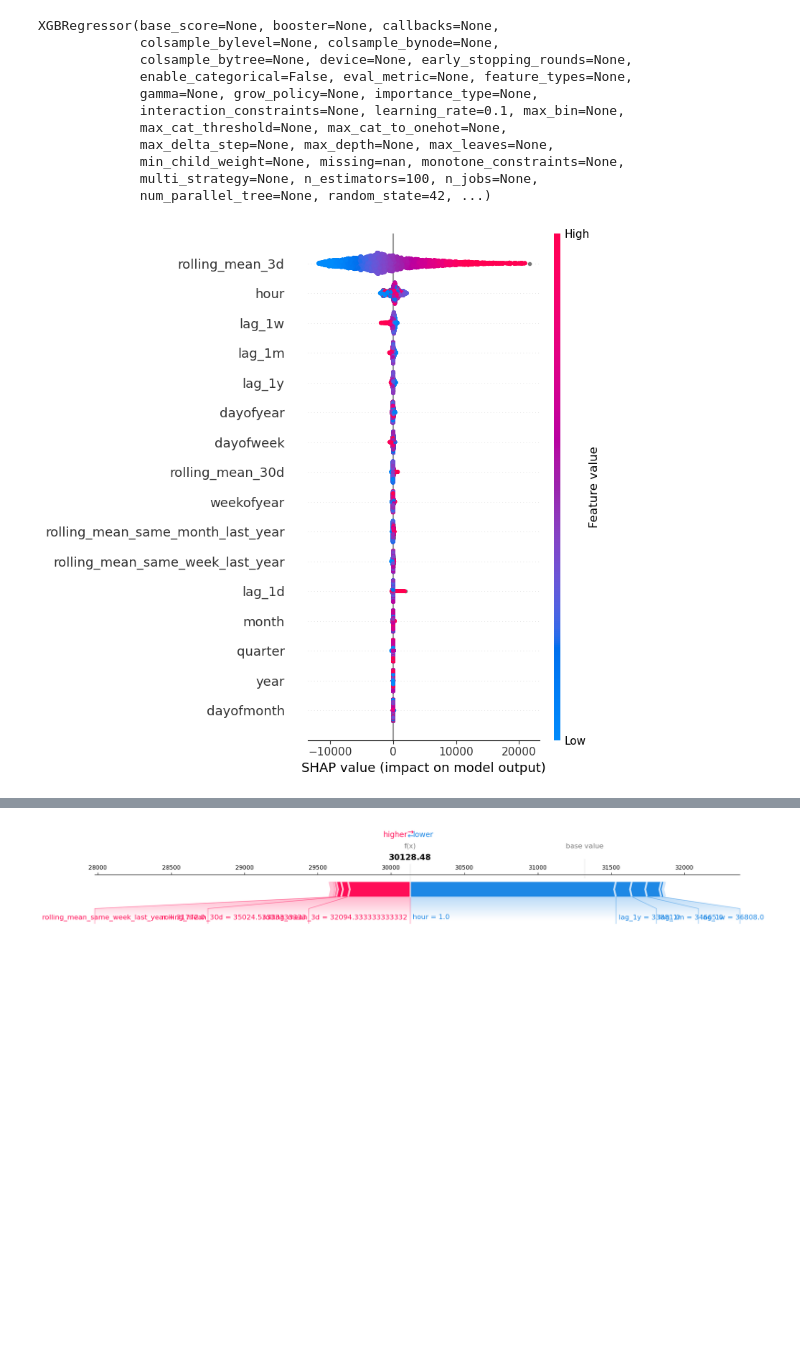
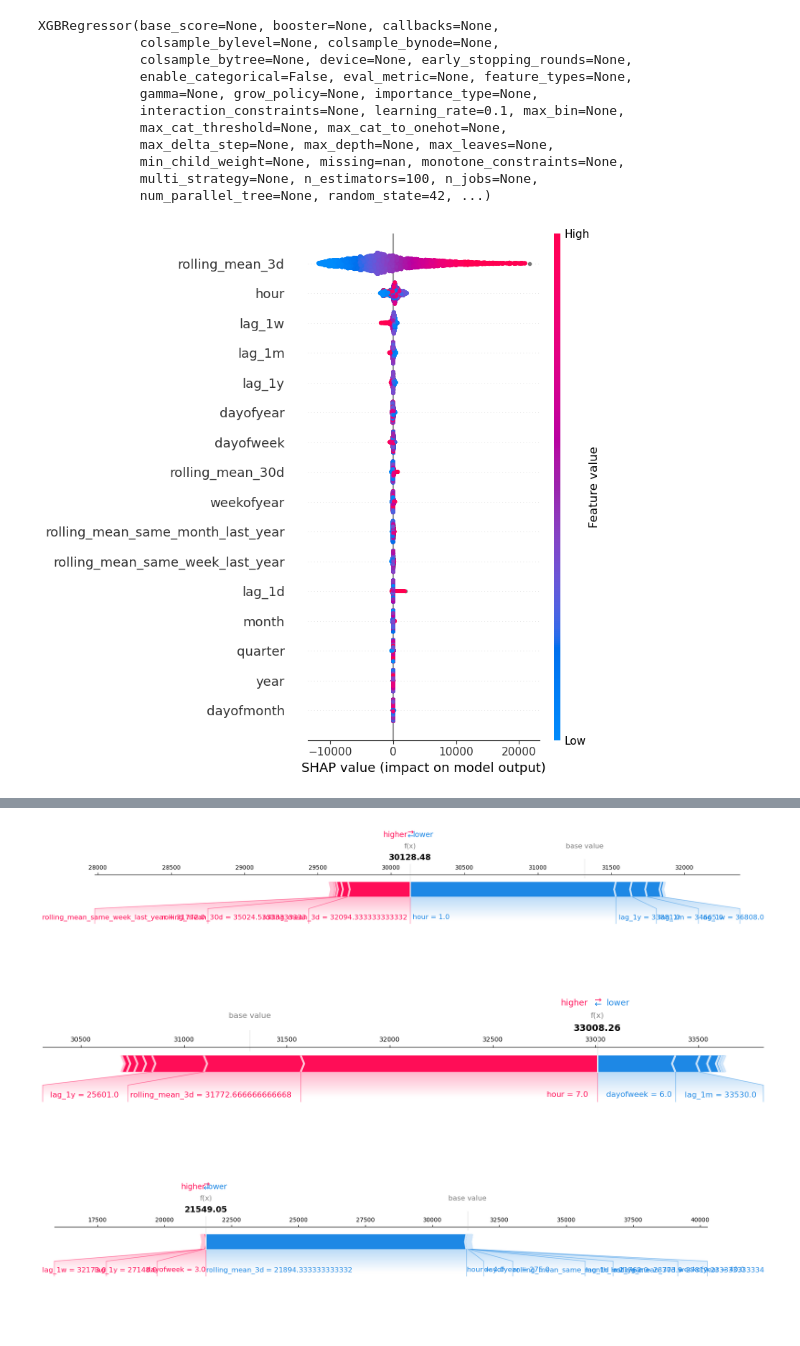
Before and after one commit to MarLaslo/DataScienceRUC, a Jupyter notebook: E13 - Explainability.ipynb, the cells around one changed output, grey strips where cells are left out. Saved outputs shown, nothing was run; the diff lists cells and outputs as text; code cells hidden in the pictures; blank space fills up the shorter version.

```diff
--- a/E13 - Explainability.ipynb
+++ b/E13 - Explainability.ipynb
@@ -121,18 +123,23 @@ XGBRegressor(base_score=None, booster=None, callbacks=None,
 # %%
 # SHAP explanation for XGBoost
 explainer_xgb = shap.Explainer(xgb_model, X_train.astype(float))
 shap_values_xgb = explainer_xgb(X_test)
 
 # SHAP summary plot (Global explanation)
 shap.summary_plot(shap_values_xgb, X_test)
 
 # SHAP force plot for local explanation (first instance)
 shap.initjs()
-shap.force_plot(explainer_xgb.expected_value, shap_values_xgb[0].values, X_test.iloc[0,:], matplotlib=True)
+
+# SHAP force plots for local explanations (first three instances)
+for i in range(3):
+    shap.force_plot(explainer_xgb.expected_value, shap_values_xgb[i].values, X_test.iloc[i,:], matplotlib=True)
 # %% [output]
-[figure, old version]
+[figure, new version]
 [interactive output not drawn]
 [figure]
+[figure, added]
+[figure, added]
 # %%
 # Standardize the data for neural network
 scaler = StandardScaler()
```
Also changed, not shown: parts of 5 cells of this notebook.
